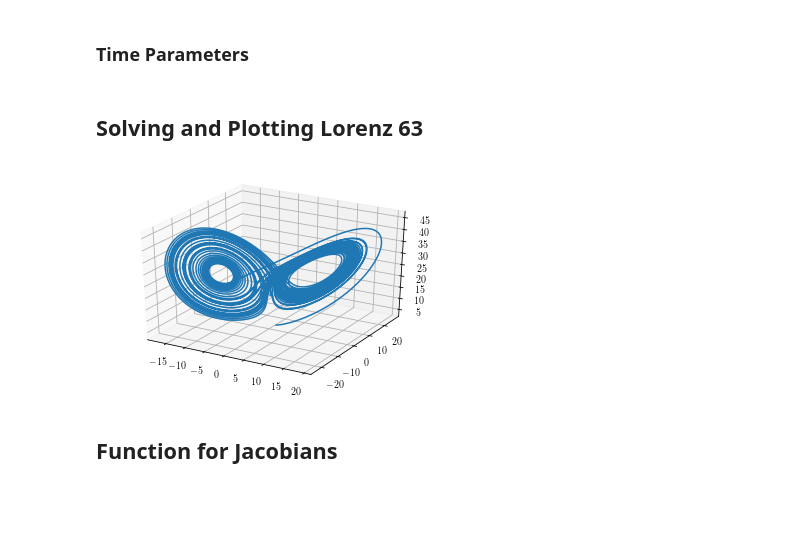
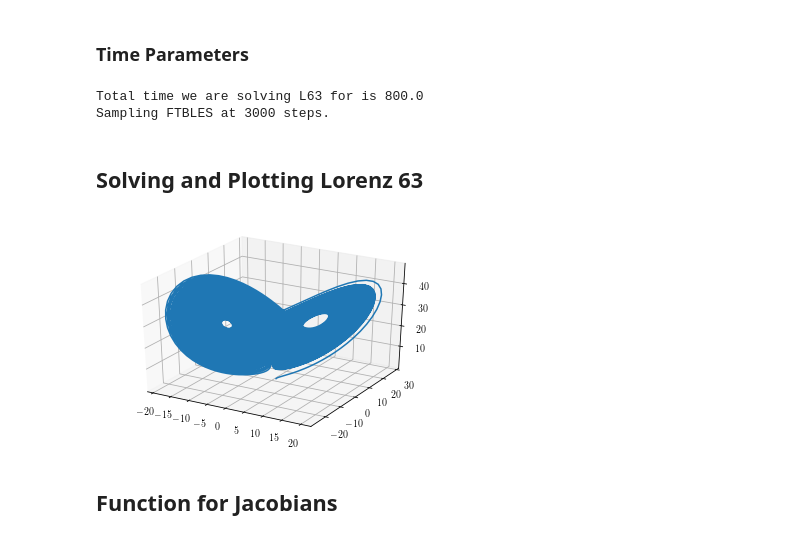
Before and after one commit to CalvinNesbitt/Lyapunov-Analysis, a Jupyter notebook: Lorenz-63-Example/L63-Lyap-Spec.ipynb, the cells around one changed output. Drawn from its saved outputs; the diff is of its cells as text; code cells hidden in the pictures; blank space fills up the shorter version.

Commit message:
Working code with adaptive integrator for Ginelli Algorithm. Also have plotting code with KDE.

```diff
--- a/Lorenz-63-Example/L63-Lyap-Spec.ipynb
+++ b/Lorenz-63-Example/L63-Lyap-Spec.ipynb
@@ -27,3 +23,15 @@ L = int(4.e5) # Steps we will sample on attractor
+# %%
+dt = 1.e-2 # Time step for numerical integration, this is also the interval TLE is solved over
+tao = 20 # How many steps TLE pushes you forward
+k1 = int(1.e3)
+transient = int(k1 * tao) # Number of transient steps
+k2 = int(3.e3) # Number of places we calculate FTBLEs
+tav = int(k2 * tao) # Number of averaging steps
+steps = transient + tav # total number of steps
+print(f'Total time we are solving L63 for is {steps * dt}\nSampling FTBLES at {k2} steps.')
+# %% [output]
+Total time we are solving L63 for is 800.0
+Sampling FTBLES at 3000 steps.
 # %% [markdown]
 ## Solving and Plotting Lorenz 63
 # %%
@@ -51,18 +59,17 @@ def L63(state, t, p):
 # %%
 # Solving L63 Numerically using odeint
 
-IC = np.array([1.0, 2.0, 3.0])
-steps = transient + L # Where we're solving L63
+IC = np.array([1.01, 0.5, 0.01])
 time = np.arange(0, steps * dt, dt)
 solution = odeint(L63, IC, time, (p,))
 
 # Plot
 fig = plt.figure()
 ax = fig.gca(projection='3d')
 ax.plot(solution[:, 0], solution[:, 1], solution[:, 2])
 plt.show()
 # %% [output]
-[figure, old version]
+[figure, new version]
 # %% [markdown]
 ## Function for Jacobians
 # %% [markdown]
```
Also changed, not shown: parts of 27 cells of this notebook, 3 other files.
